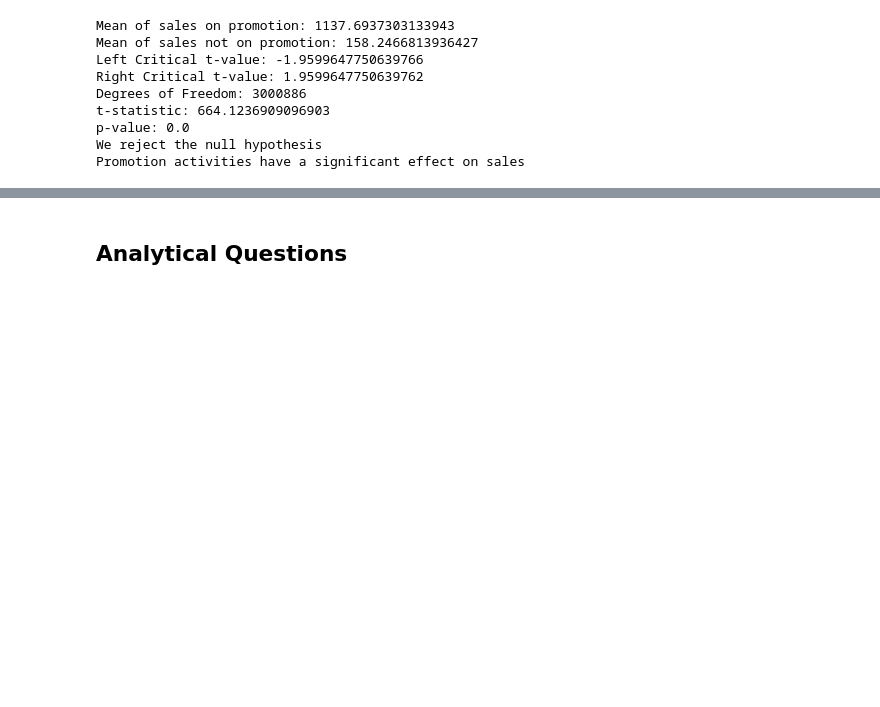
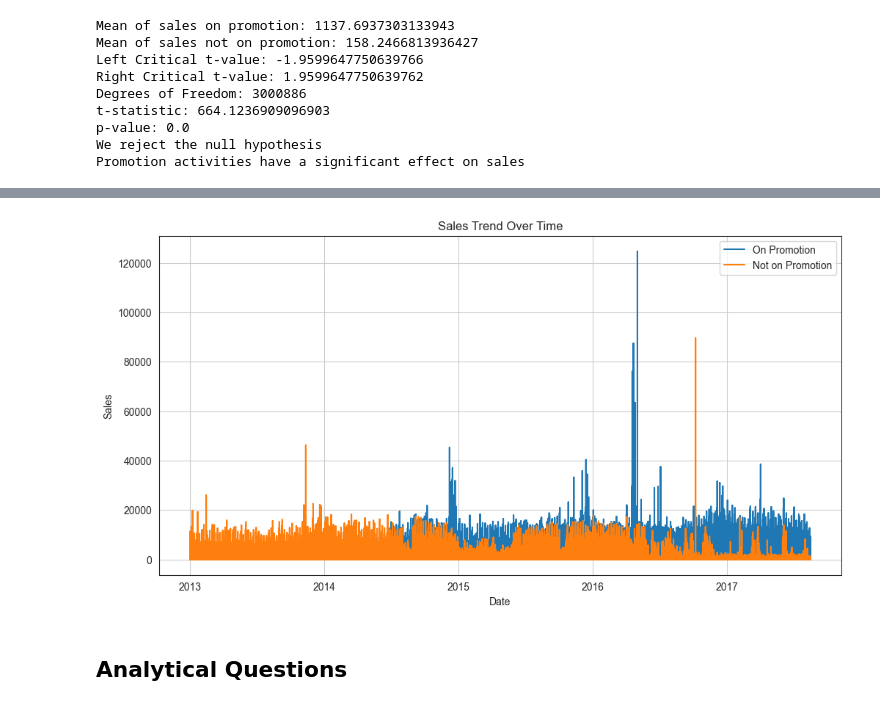
Before and after one commit to murithidenisgitobu/Time-Series-Regression-Analysis-Corporation-Favorita-, a Jupyter notebook: Time Series Regression Analysis - Corporation Favorita.ipynb, the cells around one changed output, grey strips where cells are left out. Saved outputs shown, nothing was run; the diff lists cells and outputs as text; code cells hidden in the pictures; blank space fills up the shorter version.

```diff
--- a/Time Series Regression Analysis - Corporation Favorita.ipynb
+++ b/Time Series Regression Analysis - Corporation Favorita.ipynb
@@ -777,3 +788,16 @@ Promotion activities have a significant effect on sales
+# %%
+# Plot sales trend over time for items on promotion and items not on promotion
+plt.figure(figsize=(12, 6))
+plt.plot(train_data_cp[train_data_cp['onpromotion_encoded'] == 1].index, sales_on_promotion, label='On Promotion')
+plt.plot(train_data_cp[train_data_cp['onpromotion_encoded'] == 0].index, sales_not_on_promotion, label='Not on Promotion')
+plt.title('Sales Trend Over Time')
+plt.xlabel('Date')
+plt.ylabel('Sales')
+plt.legend()
+plt.grid(True)
+plt.show()
+# %% [output]
+[figure, added]
 # %% [markdown]
 ## **Analytical Questions**
 # %% [markdown]
```
Also changed, not shown: parts of 1 cell of this notebook.
